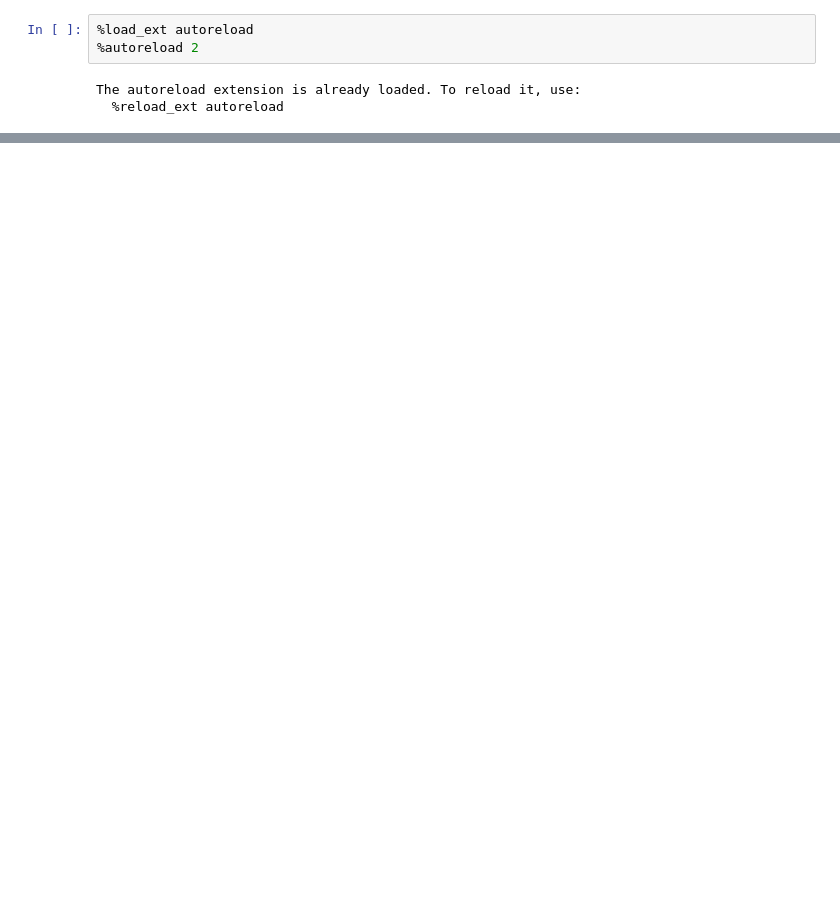
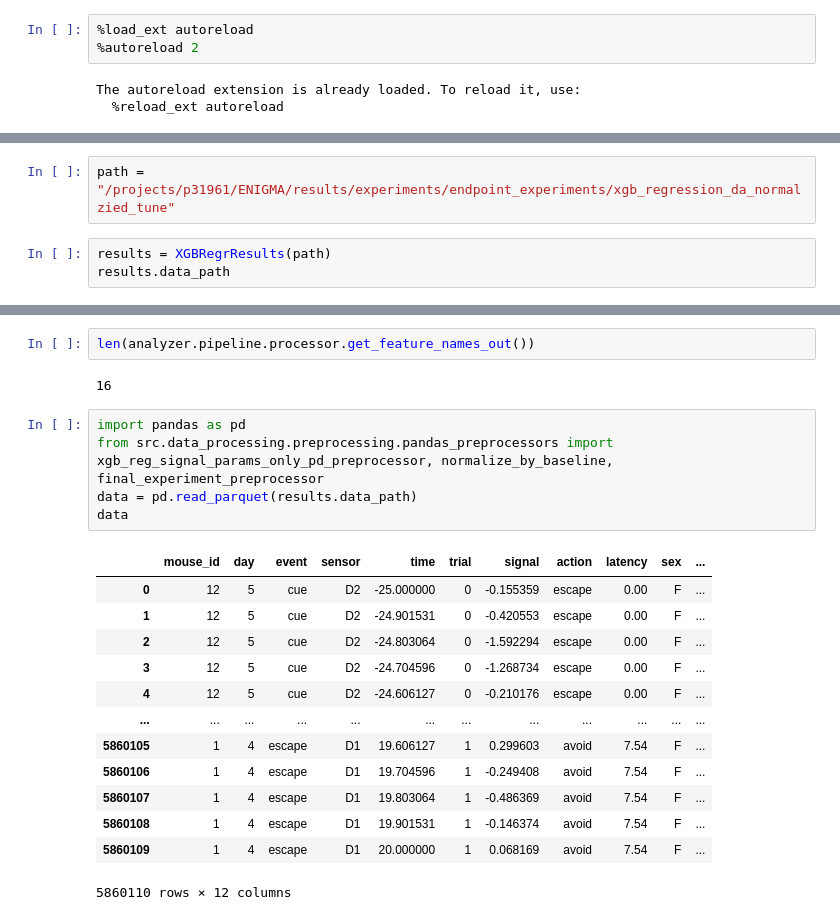
Before and after one commit to Mschaid/ENIGMA, a Jupyter notebook: notebooks/development/batch_experimeter.ipynb, the cells around one changed output, grey strips where cells are left out. Cells and saved outputs as stored; diff of their text form; blank space fills up the shorter version.

```diff
--- a/notebooks/development/batch_experimeter.ipynb
+++ b/notebooks/development/batch_experimeter.ipynb
@@ -67,0 +84,5 @@ ValueError: All arrays must be of the same length
+# %%
+path = "/projects/p31961/ENIGMA/results/experiments/endpoint_experiments/xgb_regression_da_normalzied_tune"
+# %%
+results = XGBRegrResults(path)
+results.data_path
@@ -67,0 +123,23 @@ ValueError: All arrays must be of the same length
+# %%
+len(analyzer.pipeline.processor.get_feature_names_out())
+# %% [output]
+16
+# %%
+import pandas as pd
+from src.data_processing.preprocessing.pandas_preprocessors import xgb_reg_signal_params_only_pd_preprocessor, normalize_by_baseline, final_experiment_preprocessor
+data = pd.read_parquet(results.data_path)
+data
+# %% [output]
+|  | mouse_id | day | event | sensor | time | trial | signal | action | latency | sex | ... |
+| 0 | 12 | 5 | cue | D2 | -25.000000 | 0 | -0.155359 | escape | 0.00 | F | ... |
+| 1 | 12 | 5 | cue | D2 | -24.901531 | 0 | -0.420553 | escape | 0.00 | F | ... |
+| 2 | 12 | 5 | cue | D2 | -24.803064 | 0 | -1.592294 | escape | 0.00 | F | ... |
+| 3 | 12 | 5 | cue | D2 | -24.704596 | 0 | -1.268734 | escape | 0.00 | F | ... |
+| 4 | 12 | 5 | cue | D2 | -24.606127 | 0 | -0.210176 | escape | 0.00 | F | ... |
+| ... | ... | ... | ... | ... | ... | ... | ... | ... | ... | ... | ... |
+| 5860105 | 1 | 4 | escape | D1 | 19.606127 | 1 | 0.299603 | avoid | 7.54 | F | ... |
+| 5860106 | 1 | 4 | escape | D1 | 19.704596 | 1 | -0.249408 | avoid | 7.54 | F | ... |
+| 5860107 | 1 | 4 | escape | D1 | 19.803064 | 1 | -0.486369 | avoid | 7.54 | F | ... |
+| 5860108 | 1 | 4 | escape | D1 | 19.901531 | 1 | -0.146374 | avoid | 7.54 | F | ... |
+| 5860109 | 1 | 4 | escape | D1 | 20.000000 | 1 | 0.068169 | avoid | 7.54 | F | ... |
+5860110 rows × 12 columns
```
Also changed, not shown: parts of 9 cells of this notebook.
